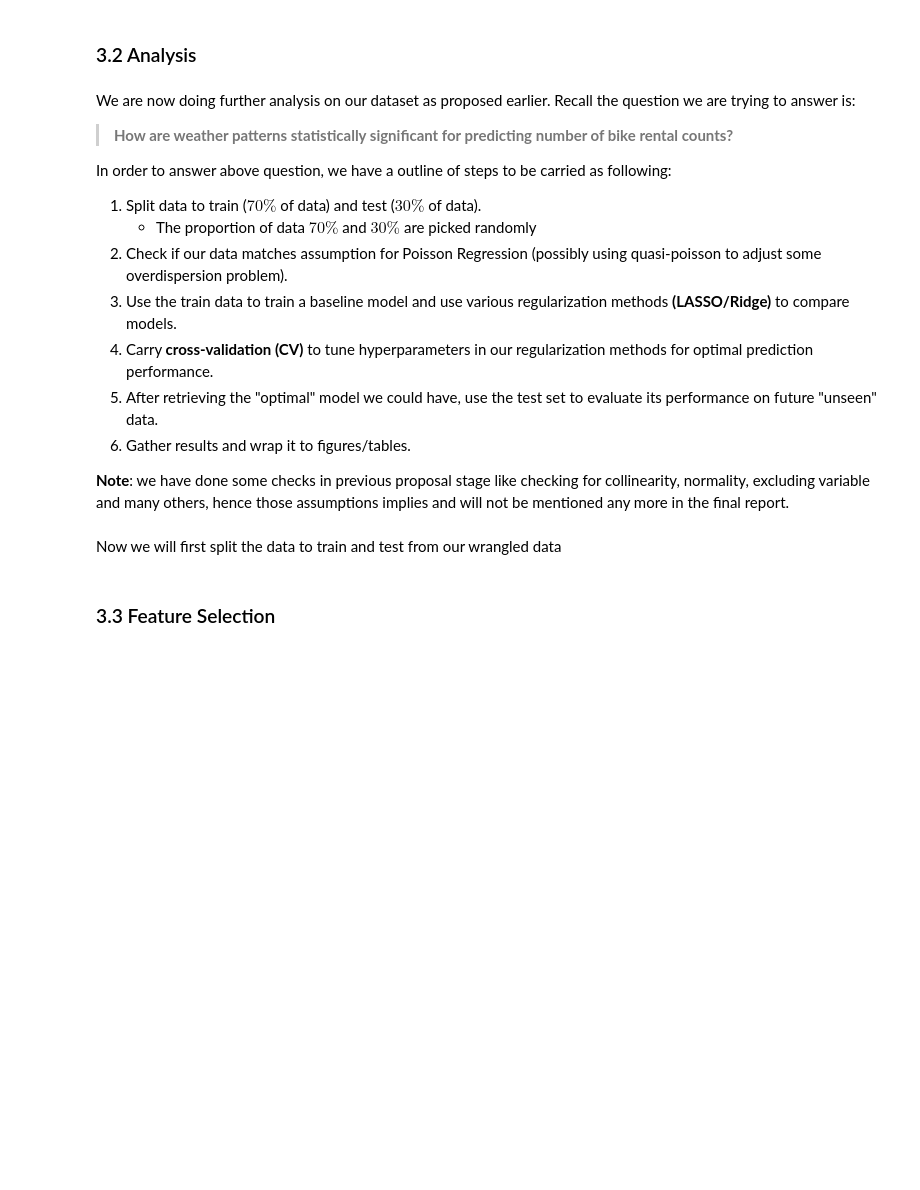
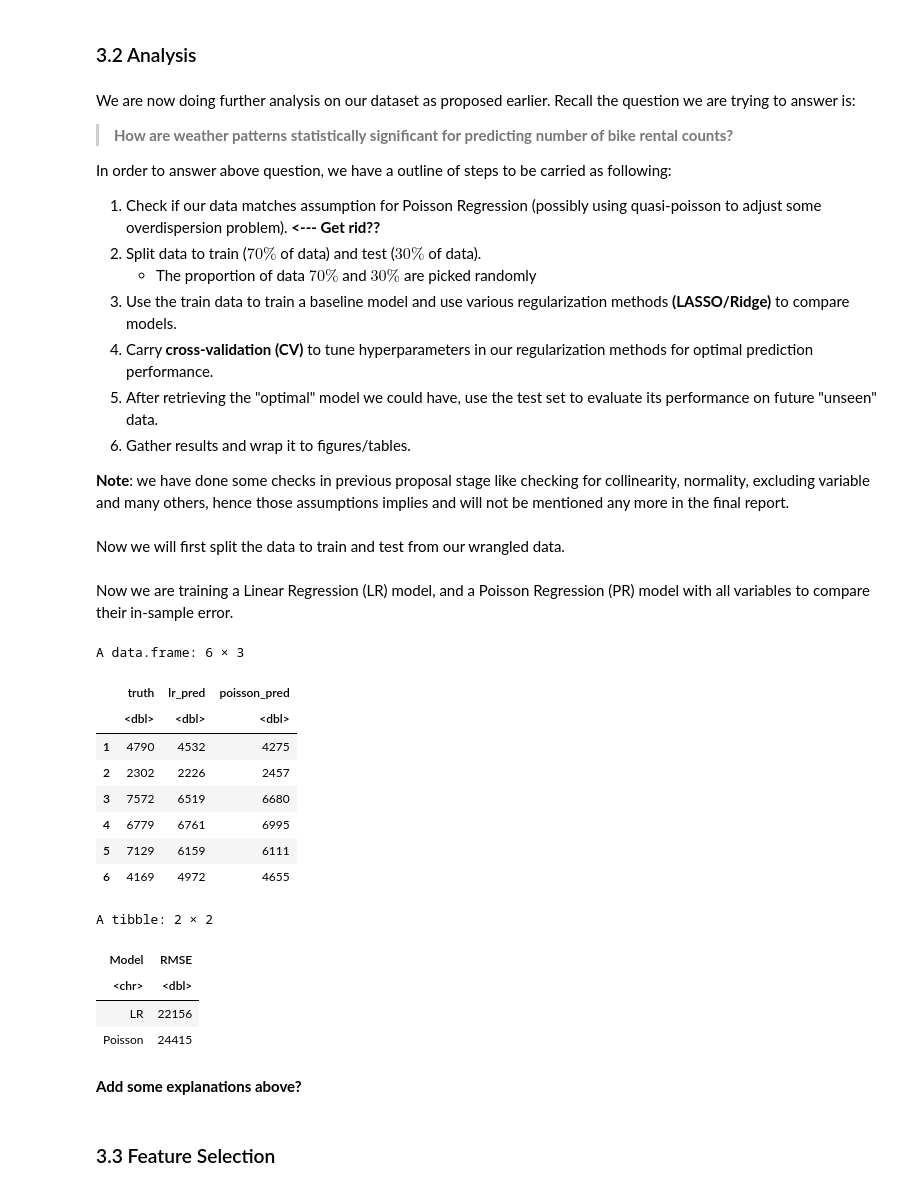
Before and after one commit to tonyliang19/stat301-group-project, a Jupyter notebook: src/methods_tony.ipynb, the cells around one changed output. Cells and saved outputs as stored; diff of their text form; code cells hidden in the pictures; blank space fills up the shorter version.

Commit message:
fitted baselines and calculated rmses for all variables models

```diff
--- a/src/methods_tony.ipynb
+++ b/src/methods_tony.ipynb
@@ -226,9 +226,9 @@ We are now doing further analysis on our dataset as proposed earlier. Recall the
 > **How are weather patterns statistically significant for predicting number of bike rental counts?**
 
 In order to answer above question, we have a outline of steps to be carried as following:
- 1) Split data to train ($70\%$ of data) and test ($30\%$ of data).
+1) Check if our data matches assumption for Poisson Regression (possibly using quasi-poisson to adjust some overdispersion problem). **<--- Get rid??**
+ 2) Split data to train ($70\%$ of data) and test ($30\%$ of data).
      - The proportion of data $70\%$ and $30\%$ are picked randomly
- 2) Check if our data matches assumption for Poisson Regression (possibly using quasi-poisson to adjust some overdispersion problem).
  2) Use the train data to train a baseline model and use various regularization methods **(LASSO/Ridge)** to compare models.
  3) Carry **cross-validation (CV)** to tune hyperparameters in our regularization methods for optimal prediction performance.
  4) After retrieving the "optimal" model we could have, use the test set to evaluate its performance on future "unseen" data.
@@ -236,7 +236,7 @@ In order to answer above question, we have a outline of steps to be carried as f
 
 **Note**: we have done some checks in previous proposal stage like checking for collinearity, normality, excluding variable and many others, hence those assumptions implies and will not be mentioned any more in the final report.
 # %% [markdown]
-Now we will first split the data to train and test from our wrangled data
+Now we will first split the data to train and test from our wrangled data.
 # %%
 # setting a seed to reproduce
 set.seed(20221210)
@@ -248,6 +248,51 @@ train_ind <- sample(seq_len(n), size = size)
 # split the data into train and test portion
 bike_train <- bike_wrangled[train_ind,]
 bike_test <- bike_wrangled[-train_ind,]
+# %% [markdown]
+Now we are training a Linear Regression (LR) model, and a Poisson Regression (PR) model with all variables to compare their in-sample error.
+# %%
+# function to calculate rmse
+rmse <- function(pred, truth) {
+    sqrt(mean(sum((pred - truth)^2)))
+}
+# fit a lR model
+slr <- lm(cnt ~ ., data = bike_train)
+# fit a poisson model
+pois <- glm(formula = cnt ~ . , data = bike_train, family = "poisson")
+
+# merge results and display in table
+baselines <- data.frame(truth = bike_train$cnt, lr_pred = predict(slr),
+                       poisson_pred = predict(pois, type = "response")) %>%
+             mutate_if(is.numeric, round, 0)
+head(baselines)
+
+# comparison of rmses
+rmse_comp <- baselines %>%
+             summarize(LR = rmse(pred = lr_pred, truth = truth),
+                       Poisson = rmse(pred = poisson_pred, truth = truth)) %>%
+             pivot_longer(everything(),
+                          names_to = "Model",
+                          values_to = "RMSE") %>%
+             mutate_if(is.numeric, round, 0)
+
+rmse_comp
+# %% [output]
+A data.frame: 6 × 3
+|  | truth | lr_pred | poisson_pred |
+|  | <dbl> | <dbl> | <dbl> |
+| 1 | 4790 | 4532 | 4275 |
+| 2 | 2302 | 2226 | 2457 |
+| 3 | 7572 | 6519 | 6680 |
+| 4 | 6779 | 6761 | 6995 |
+| 5 | 7129 | 6159 | 6111 |
+| 6 | 4169 | 4972 | 4655 |
+A tibble: 2 × 2
+| Model | RMSE |
+| <chr> | <dbl> |
+| LR | 22156 |
+| Poisson | 24415 |
+# %% [markdown]
+**Add some explanations above?**
 # %% [markdown]
 ### 3.3 Feature Selection
 # %% [markdown]
```
